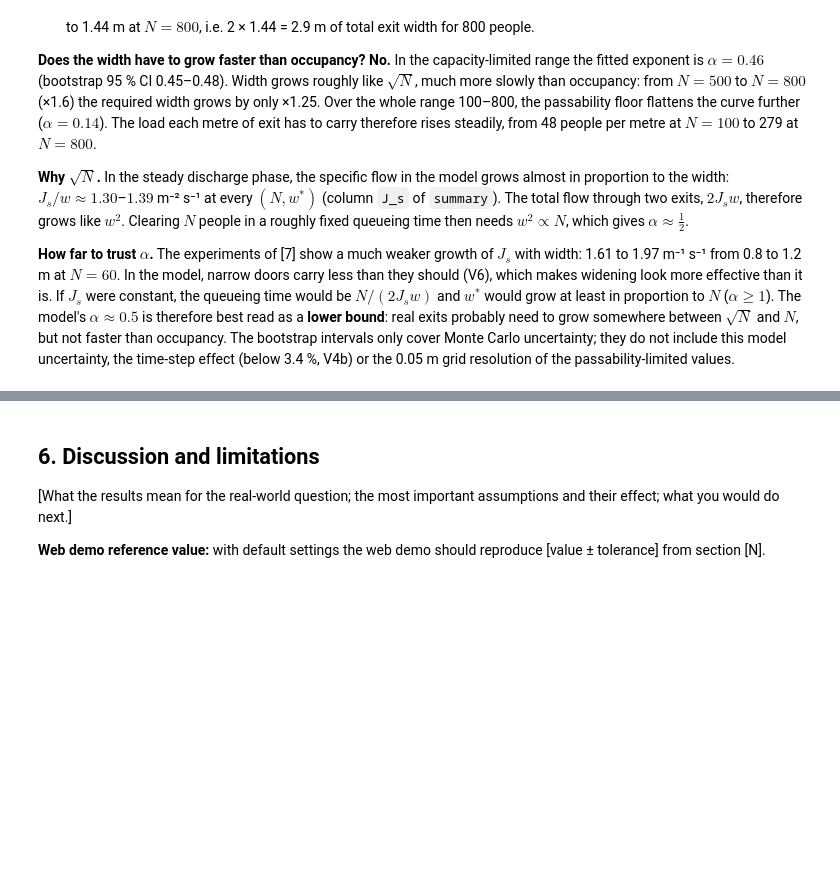
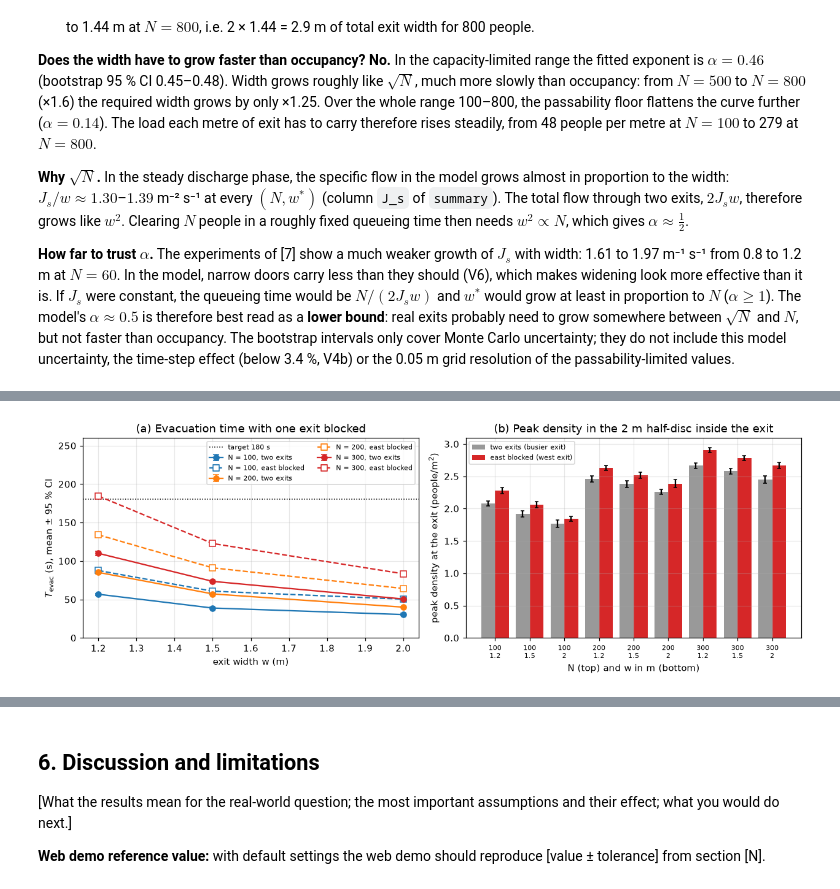
Before and after one commit to ChanuRasmika/mall-evacuation-social-force, a Jupyter notebook: notebook/mall-evacuation-social-force.ipynb, the cells around one changed output, grey strips where cells are left out. Cells and saved outputs as stored; diff of their text form; code cells hidden in the pictures; blank space fills up the shorter version.

Commit message:
Added exit-width sweep, required-width result, blocked-exit and sensitivity studies

```diff
--- a/notebook/mall-evacuation-social-force.ipynb
+++ b/notebook/mall-evacuation-social-force.ipynb
@@ -704,9 +704,12 @@ CELL_LY = FLOOR_H / CELL_NY                              # 1.304 m
 assert min(CELL_LX, CELL_LY) >= R_CUT, "cells must be at least as large as the cut-off"
 
 
-def model_params(tau=TAU):
-    """Pack the force parameters into one array for the compiled code (so none is frozen in by numba)."""
-    return np.array([tau, A_REP, B_REP, K_BODY, KAPPA, R_CUT, V_MAX_FACTOR, MASS])
+def model_params(tau=TAU, a_rep=A_REP):
+    """Pack the force parameters into one array for the compiled code (so none is frozen in by numba).
+
+    tau and a_rep can be changed for the sensitivity study (Section 5.7); every other run uses the defaults.
+    """
+    return np.array([tau, a_rep, B_REP, K_BODY, KAPPA, R_CUT, V_MAX_FACTOR, MASS])
 
 
 @njit(cache=False)
@@ -1046,7 +1049,7 @@ class RunResult:
     wall_s: float          # wall-clock time of the run (s)
 
 
-def run_evacuation(n, w, seed, blocked=(), dt=DT, t_max=T_MAX, tau=TAU, v0_mean=V0_MEAN,
+def run_evacuation(n, w, seed, blocked=(), dt=DT, t_max=T_MAX, tau=TAU, v0_mean=V0_MEAN, a_rep=A_REP,
                    snap_times=(), rec_dt=0.5, use_cells=True):
     """One evacuation run: sample a crowd with `seed`, simulate it, return a RunResult."""
     mall, dm = get_mall(w, blocked)
@@ -1058,7 +1061,7 @@ def run_evacuation(n, w, seed, blocked=(), dt=DT, t_max=T_MAX, tau=TAU, v0_mean=
     t0 = time.perf_counter()
     exit_time, exit_side, t_rec, n_out_rec, dens, snaps, steps = simulate(
         x, np.zeros_like(x), r, v0, outer_walls(mall), mall.shops, dm.ex, dm.ey, dm.x0, dm.y0, dm.h,
-        mall.exit_centres, exit_open, model_params(tau), dt, t_max, w / 2, rec_every, snap_steps, use_cells)
+        mall.exit_centres, exit_open, model_params(tau, a_rep), dt, t_max, w / 2, rec_every, snap_steps, use_cells)
     wall_s = time.perf_counter() - t0
     out = np.isfinite(exit_time)
     # V2 again, on the returned data, and X3: nobody leaves through a blocked exit.
@@ -2066,0 +2102,73 @@ Scaling w* ~ N^alpha:  all N (100-800): alpha = 0.14, bootstrap 95 % CI [0.14, 0
+# %%
+# 5.6 X3: one exit blocked vs both open, paired by seed (cached in data/results_blocked.csv).
+X3_N, X3_W = (100, 200, 300), (1.2, 1.5, 2.0)
+R_EXT = 20 if not QUICK_MODE else 2                 # seeds per case when computed here (extension studies)
+
+
+def x3_row(case):
+    n, w, seed, blocked = case
+    res, dt_used = run_checked(n, w, seed, t_max=T_MAX, blocked=blocked)
+    return {"N": n, "w": w, "seed": seed, "exits": "one (east blocked)" if blocked else "two", "dt": dt_used,
+            "T_evac": res.t_evac, "T_90": res.t_90, "cleared": res.cleared, "n_west": res.n_west,
+            "n_east": res.n_east, "peak_density_west": res.density_rec[:, 0].max(),
+            "peak_density_east": res.density_rec[:, 1].max(), "J_s": specific_flow(res)}
+
+
+def run_x3(seeds):
+    cases = [(n, w, s, b) for n in X3_N for w in X3_W for s in seeds for b in [(), ("east",)]]
+    cases.sort(key=lambda c: -(c[0] * (2 if c[3] else 1)) / c[1])
+    return run_parallel(x3_row, cases).sort_values(["N", "w", "exits", "seed"]).reset_index(drop=True)
+
+
+x3 = cached_results("results_blocked.csv", lambda: run_x3(REPLICATION_SEEDS[:R_EXT]))
+
+# Checks on the table (X3): nobody out through the blocked exit; everyone accounted for.
+_one = x3["exits"] != "two"
+assert (x3.loc[_one, "n_east"] == 0).all(), "X3 failed: someone left through the blocked exit"
+assert ((x3["n_west"] + x3["n_east"] == x3["N"]) | ~x3["cleared"]).all(), "conservation failed"
+print(f"X3 PASS: {_one.sum()} blocked-exit runs, nobody out through the blocked exit; "
+      f"{int(x3['cleared'].sum())}/{len(x3)} runs cleared by {T_MAX:.0f} s")
+
+# Paired comparison per (N, w).
+x3["peak_density"] = np.where(_one, x3["peak_density_west"], x3[["peak_density_west", "peak_density_east"]].max(axis=1))
+_rows = []
+for (n, w), g in x3.groupby(["N", "w"]):
+    two = g[g["exits"] == "two"].set_index("seed")
+    one = g[g["exits"] != "two"].set_index("seed").loc[two.index]
+    both = two["cleared"] & one["cleared"]
+    t2, h2 = mean_ci(two["T_evac"]) if two["cleared"].all() else (np.nan, np.nan)
+    t1, h1 = mean_ci(one["T_evac"]) if one["cleared"].all() else (np.nan, np.nan)
+    dm, dh = mean_ci((one["T_evac"] - two["T_evac"])[both]) if both.sum() > 1 else (np.nan, np.nan)
+    p2, p1 = mean_ci(two["peak_density"]), mean_ci(one["peak_density"])
+    _rows.append({"N": n, "w": w, "T two exits": f"{t2:.1f} +- {h2:.1f}", "T one exit": f"{t1:.1f} +- {h1:.1f}",
+                  "cleared (one exit)": f"{int(one['cleared'].sum())}/{len(one)}",
+                  "delta T": f"{dm:+.1f} +- {dh:.1f}", "ratio": t1 / t2,
+                  "meets 180 s (one exit)": bool(one["cleared"].all() and t1 + h1 <= T_TARGET),
+                  "peak density two": f"{p2[0]:.2f} +- {p2[1]:.2f}", "peak density one": f"{p1[0]:.2f} +- {p1[1]:.2f}",
+                  "_t2": t2, "_h2": h2, "_t1": t1, "_h1": h1, "_p2": p2[0], "_p2h": p2[1], "_p1": p1[0], "_p1h": p1[1]})
+x3_summary = pd.DataFrame(_rows)
+print(f"\nBlocked east exit vs both exits open (mean +- 95 % CI over R = {x3.groupby(['N', 'w', 'exits']).size().iloc[0]} "
+      f"seeds; delta T paired by seed; peak density in people/m^2):")
+print(x3_summary[[c for c in x3_summary if not c.startswith("_")]].round(2).to_string(index=False))
+
+fig, axes = plt.subplots(1, 2, figsize=(11.5, 4))
+for n, c in zip(X3_N, ["tab:blue", "tab:orange", "tab:red"]):
+    s = x3_summary[x3_summary["N"] == n]
+    axes[0].errorbar(s["w"], s["_t2"], yerr=s["_h2"], fmt="o-", color=c, capsize=3, label=f"N = {n}, two exits")
+    axes[0].errorbar(s["w"], s["_t1"], yerr=s["_h1"], fmt="s--", color=c, capsize=3, mfc="white",
+                     label=f"N = {n}, east blocked")
+axes[0].axhline(T_TARGET, color="k", ls=":", lw=1, label=f"target {T_TARGET:.0f} s")
+axes[0].set(xlabel="exit width w (m)", ylabel=r"$T_\mathrm{evac}$ (s), mean $\pm$ 95 % CI", ylim=(0, 260),
+            title="(a) Evacuation time with one exit blocked")
+axes[0].legend(fontsize=7, ncol=2, loc="upper right")
+_x = np.arange(len(x3_summary))
+axes[1].bar(_x - 0.2, x3_summary["_p2"], 0.4, yerr=x3_summary["_p2h"], color="0.6", capsize=2, label="two exits (busier exit)")
+axes[1].bar(_x + 0.2, x3_summary["_p1"], 0.4, yerr=x3_summary["_p1h"], color="tab:red", capsize=2, label="east blocked (west exit)")
+axes[1].set_xticks(_x, [f"{n}\n{w:g}" for n, w in zip(x3_summary["N"], x3_summary["w"])], fontsize=7)
+axes[1].set(xlabel="N (top) and w in m (bottom)", ylabel="peak density at the exit (people/m$^2$)",
+            title="(b) Peak density in the 2 m half-disc inside the exit")
+axes[1].legend(fontsize=7)
+fig.tight_layout()
+fig.savefig(FIG_DIR / "blocked_exit.png", dpi=150, bbox_inches="tight")
+plt.show()
+# %% [output]
@@ -2066,0 +2189 @@ Scaling w* ~ N^alpha:  all N (100-800): alpha = 0.14, bootstrap 95 % CI [0.14, 0
+[figure, added]
```
Also changed, not shown: parts of 14 cells of this notebook, 7 other files.
